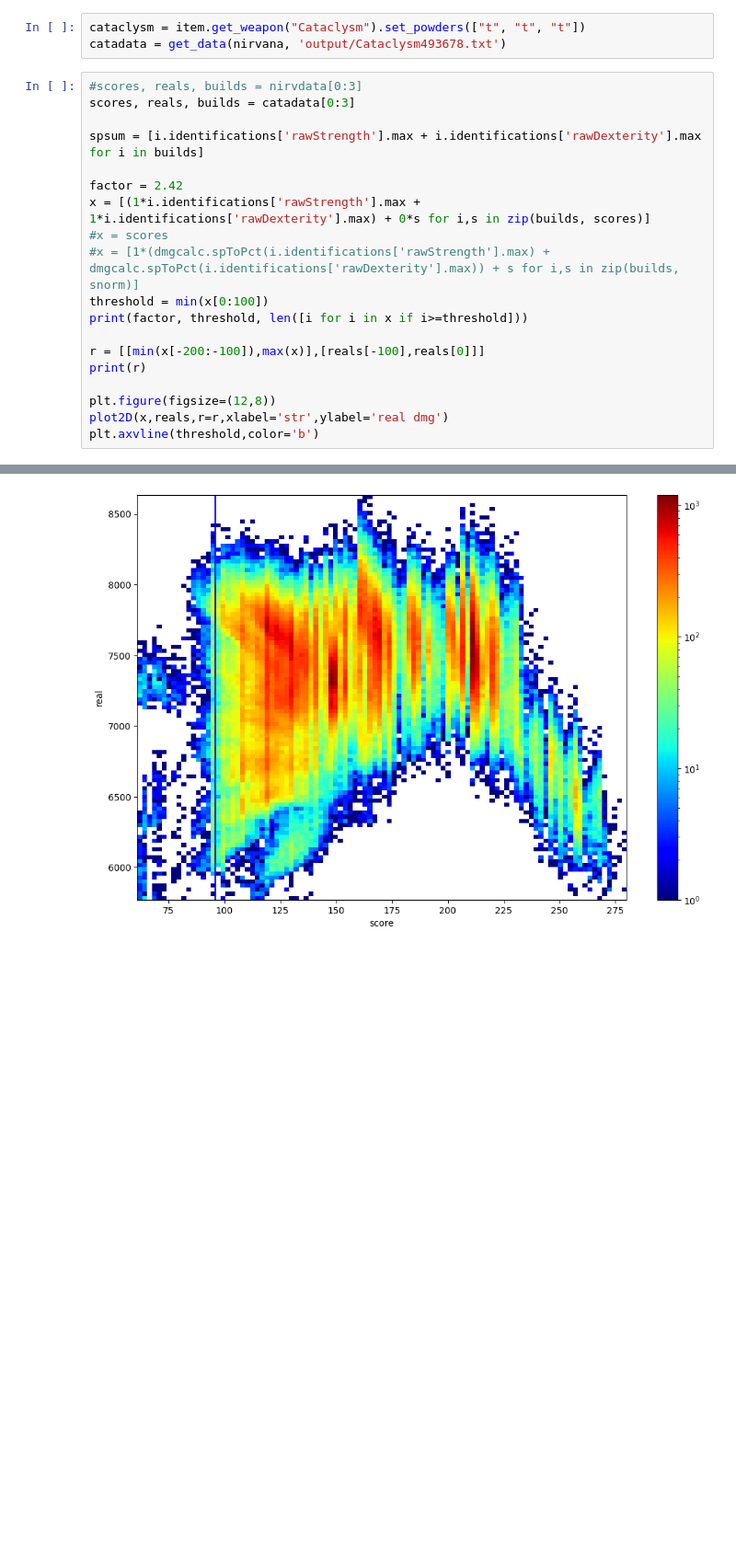
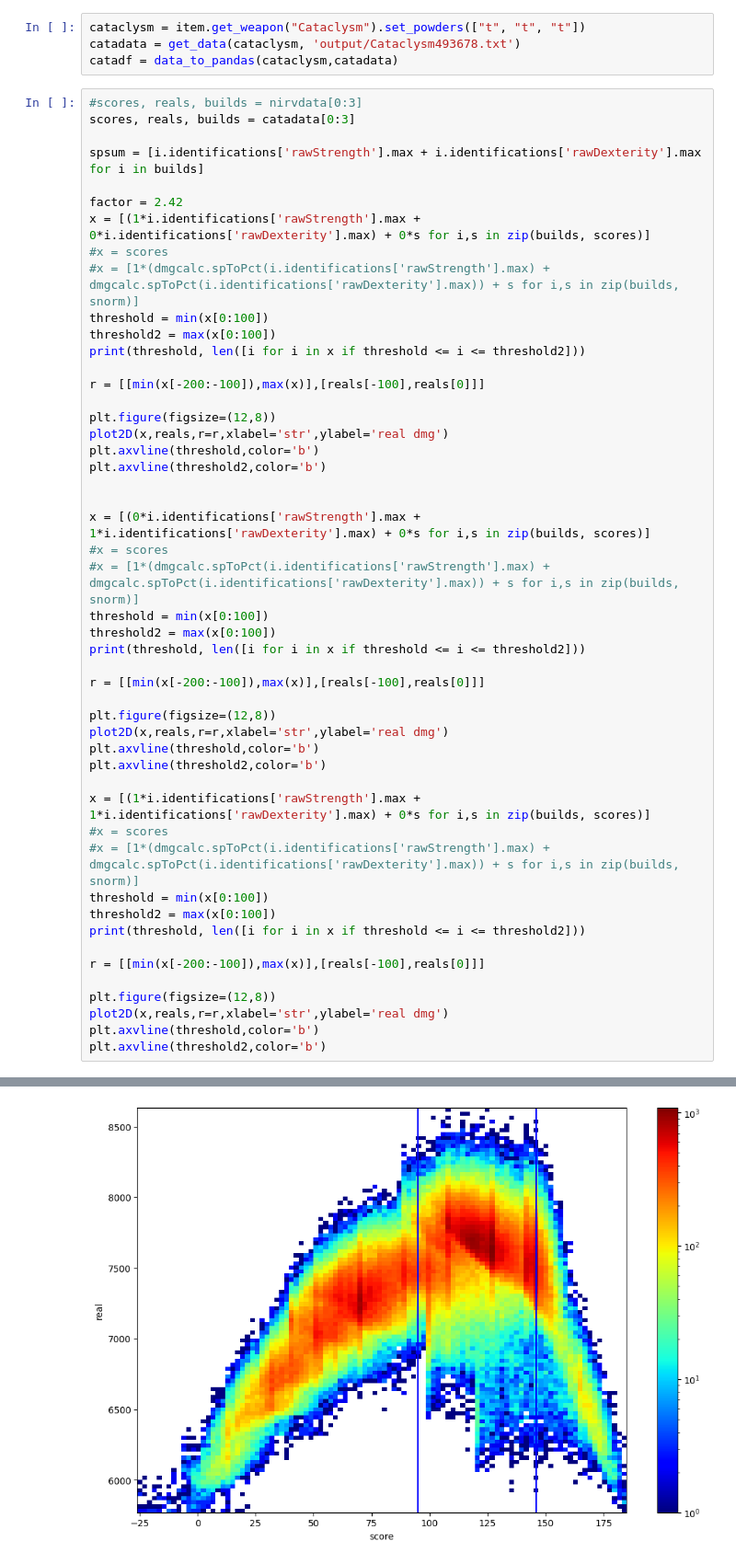
Before and after one commit to Freeder1k/WynnOptimizer, a Jupyter notebook: plotting.ipynb, the cells around one changed output, grey strips where cells are left out. Shown: that part at 92% size. Drawn from its saved outputs; the diff is of its cells as text; blank space fills up the shorter version.

Commit message:
plotting

```diff
--- a/plotting.ipynb
+++ b/plotting.ipynb
@@ -85,6 +107,7 @@ nirvdata = get_data(nirvana, 'output/Nirvana401451.txt')
 # %%
 cataclysm = item.get_weapon("Cataclysm").set_powders(["t", "t", "t"])
-catadata = get_data(nirvana, 'output/Cataclysm493678.txt')
+catadata = get_data(cataclysm, 'output/Cataclysm493678.txt')
+catadf = data_to_pandas(cataclysm,catadata)
 # %%
 #scores, reals, builds = nirvdata[0:3]
 scores, reals, builds = catadata[0:3]
@@ -92,16 +115,46 @@ scores, reals, builds = catadata[0:3]
 spsum = [i.identifications['rawStrength'].max + i.identifications['rawDexterity'].max for i in builds]
 
 factor = 2.42
+x = [(1*i.identifications['rawStrength'].max + 0*i.identifications['rawDexterity'].max) + 0*s for i,s in zip(builds, scores)]
+#x = scores
+#x = [1*(dmgcalc.spToPct(i.identifications['rawStrength'].max) + dmgcalc.spToPct(i.identifications['rawDexterity'].max)) + s for i,s in zip(builds, snorm)]
+threshold = min(x[0:100])
+threshold2 = max(x[0:100])
+print(threshold, len([i for i in x if threshold <= i <= threshold2]))
+
+r = [[min(x[-200:-100]),max(x)],[reals[-100],reals[0]]]
+
+plt.figure(figsize=(12,8))
+plot2D(x,reals,r=r,xlabel='str',ylabel='real dmg')
+plt.axvline(threshold,color='b')
+plt.axvline(threshold2,color='b')
+
+
+x = [(0*i.identifications['rawStrength'].max + 1*i.identifications['rawDexterity'].max) + 0*s for i,s in zip(builds, scores)]
+#x = scores
+#x = [1*(dmgcalc.spToPct(i.identifications['rawStrength'].max) + dmgcalc.spToPct(i.identifications['rawDexterity'].max)) + s for i,s in zip(builds, snorm)]
+threshold = min(x[0:100])
+threshold2 = max(x[0:100])
+print(threshold, len([i for i in x if threshold <= i <= threshold2]))
+
+r = [[min(x[-200:-100]),max(x)],[reals[-100],reals[0]]]
+
+plt.figure(figsize=(12,8))
+plot2D(x,reals,r=r,xlabel='str',ylabel='real dmg')
+plt.axvline(threshold,color='b')
+plt.axvline(threshold2,color='b')
+
 x = [(1*i.identifications['rawStrength'].max + 1*i.identifications['rawDexterity'].max) + 0*s for i,s in zip(builds, scores)]
 #x = scores
 #x = [1*(dmgcalc.spToPct(i.identifications['rawStrength'].max) + dmgcalc.spToPct(i.identifications['rawDexterity'].max)) + s for i,s in zip(builds, snorm)]
 threshold = min(x[0:100])
-print(factor, threshold, len([i for i in x if i>=threshold]))
+threshold2 = max(x[0:100])
+print(threshold, len([i for i in x if threshold <= i <= threshold2]))
 
 r = [[min(x[-200:-100]),max(x)],[reals[-100],reals[0]]]
-print(r)
 
 plt.figure(figsize=(12,8))
 plot2D(x,reals,r=r,xlabel='str',ylabel='real dmg')
 plt.axvline(threshold,color='b')
+plt.axvline(threshold2,color='b')
 # %% [output]
@@ -110,2 +164,2 @@ plt.axvline(threshold,color='b')
 <matplotlib.lines.Line2D at 0x...>
-[figure, old version]
+[figure, new version]
```
Also changed, not shown: parts of 8 cells of this notebook.
